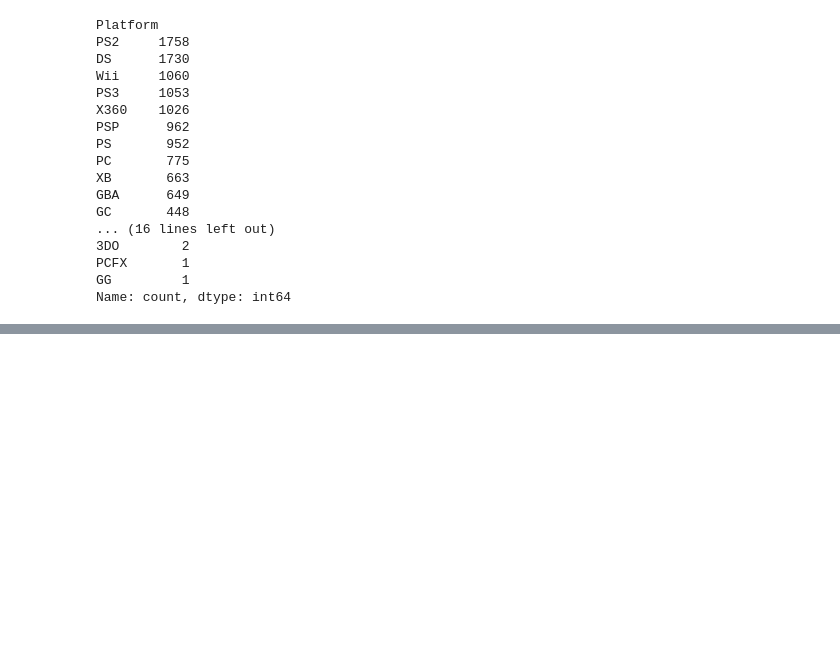
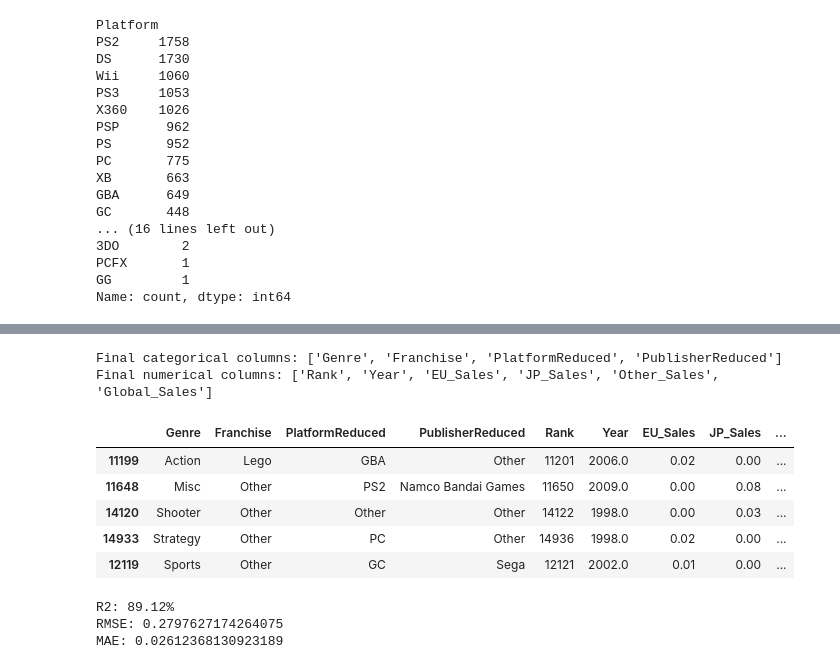
Before and after one commit to AlejandroValCor/Data-Science, a Jupyter notebook: Projects and Competitions/Video Game Sales/ML model.ipynb, the cells around one changed output, grey strips where cells are left out. Saved outputs shown, nothing was run; the diff lists cells and outputs as text; code cells hidden in the pictures; blank space fills up the shorter version.

Commit message:
New video games sales project and Spaceshipt Titanic tweaks.

```diff
--- a/Projects and Competitions/Video Game Sales/ML model.ipynb
+++ b/Projects and Competitions/Video Game Sales/ML model.ipynb
@@ -1,8 +109,4 @@
 # %%
-import pandas as pd
-import numpy as np
-from sklearn.model_selection import train_test_split
-
 # Getting the train dataset
 X = pd.read_csv('D:/Archivos Personales/Courses/Data Science/Projects and Competitions/Video Game Sales/vgsales.csv')
 
@@ -11,6 +115,7 @@ X.dropna(axis=0, subset=['NA_Sales'], inplace=True)
 
 # Assigning the target column to Y from X
 Y = X.NA_Sales
+X.drop(['NA_Sales'], axis=1, inplace=True)
 
 # Splitting the dataset into training and validation subsets
 X_train_full, X_valid_full, y_train, y_valid = train_test_split(X, Y, train_size=0.8, test_size=0.2, random_state=0)
@@ -125,5 +168,0 @@ Index(['PS2', 'DS', 'Wii', 'PS3', 'X360', 'PSP', 'PS', 'PC', 'XB', 'GBA', 'GC',
-# %%
-# Get the 14 most common platforms and for all others assign 'Other' ending with a 15 cardinality.
-topPlatforms = list(X_train_full['Platform'].value_counts().nlargest(14).index)
-X_train_full['PlatformReduced'] = X_train_full['Platform'].apply(lambda x: x if x in topPlatforms else 'Other')
-X_train_full['PlatformReduced'].value_counts()
@@ -167,0 +169,5 @@ Name: count, Length: 522, dtype: int64
+# %%
+# Normalize the transformation and data format in all datasets
+X_train_full = normalizeDatasetFormat(X_train_full)
+X_valid_full = normalizeDatasetFormat(X_valid_full)
+X = normalizeDatasetFormat(X)
@@ -167,0 +194,33 @@ Name: count, Length: 522, dtype: int64
+# %%
+# Variable declaration for final categorical and numerical columns
+final_categorical_columns = []
+final_numerical_columns = []
+
+# Extract only categorical columns and numerical columns and append them to their respective variables
+for column in X_train_full.columns:
+    if X_train_full[column].nunique() < 16 and X_train_full[column].dtype == 'object':
+        final_categorical_columns.append(column)
+    elif X_train_full[column].dtype in ['int64', 'float64']:
+        final_numerical_columns.append(column)
+
+print(f"Final categorical columns: {final_categorical_columns}\nFinal numerical columns: {final_numerical_columns}")
+# %% [output]
+Final categorical columns: ['Genre', 'Franchise', 'PlatformReduced', 'PublisherReduced']
+Final numerical columns: ['Rank', 'Year', 'EU_Sales', 'JP_Sales', 'Other_Sales', 'Global_Sales']
+# %%
+# Final total columns to keep in final version of the datasets
+myColumns = final_categorical_columns + final_numerical_columns
+
+# Normalization of columns for all datasets
+X_train = X_train_full[myColumns].copy()
+X_valid = X_valid_full[myColumns].copy()
+X = X[myColumns].copy()
+
+X_train.head()
+# %% [output]
+|  | Genre | Franchise | PlatformReduced | PublisherReduced | Rank | Year | EU_Sales | JP_Sales | ... |
+| 11199 | Action | Lego | GBA | Other | 11201 | 2006.0 | 0.02 | 0.00 | ... |
+| 11648 | Misc | Other | PS2 | Namco Bandai Games | 11650 | 2009.0 | 0.00 | 0.08 | ... |
+| 14120 | Shooter | Other | Other | Other | 14122 | 1998.0 | 0.00 | 0.03 | ... |
+| 14933 | Strategy | Other | PC | Other | 14936 | 1998.0 | 0.02 | 0.00 | ... |
+| 12119 | Sports | Other | GC | Sega | 12121 | 2002.0 | 0.01 | 0.00 | ... |
@@ -167,0 +261,13 @@ Name: count, Length: 522, dtype: int64
+# %%
+# Calculated error metrics for R2, RMSE and MAE
+rmseRF = np.sqrt(mean_squared_error(y_valid, predictions))
+maeRF = mean_absolute_error(y_valid, predictions)
+r2RF = r2_score(y_valid, predictions)
+
+print(f"R2: {r2RF*100:.2f}%") # Closer to 100% better.
+print(f"RMSE: {rmseRF}") # Closer to 0 better. Useful if big overestimations/costs are a big issue for example. (Be careful with outliers)
+print(f"MAE: {maeRF}") # Closer to 0 better. More generalized, doesn't consider big underestimations or overestimations.
+# %% [output]
+R2: 89.12%
+RMSE: 0.2797627174264075
+MAE: 0.02612368130923189
```
Also changed, not shown: parts of 17 cells of this notebook, 1 other file.
